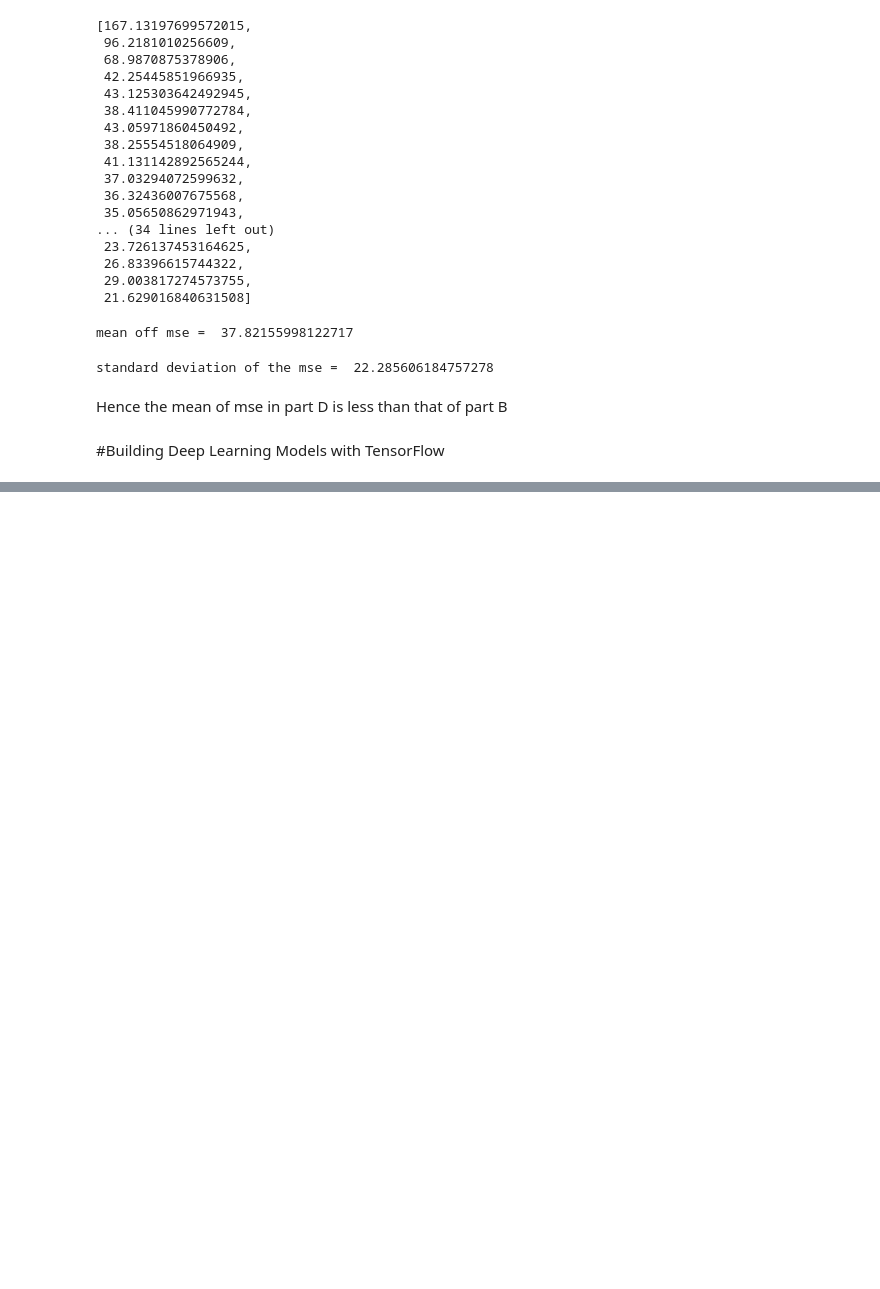
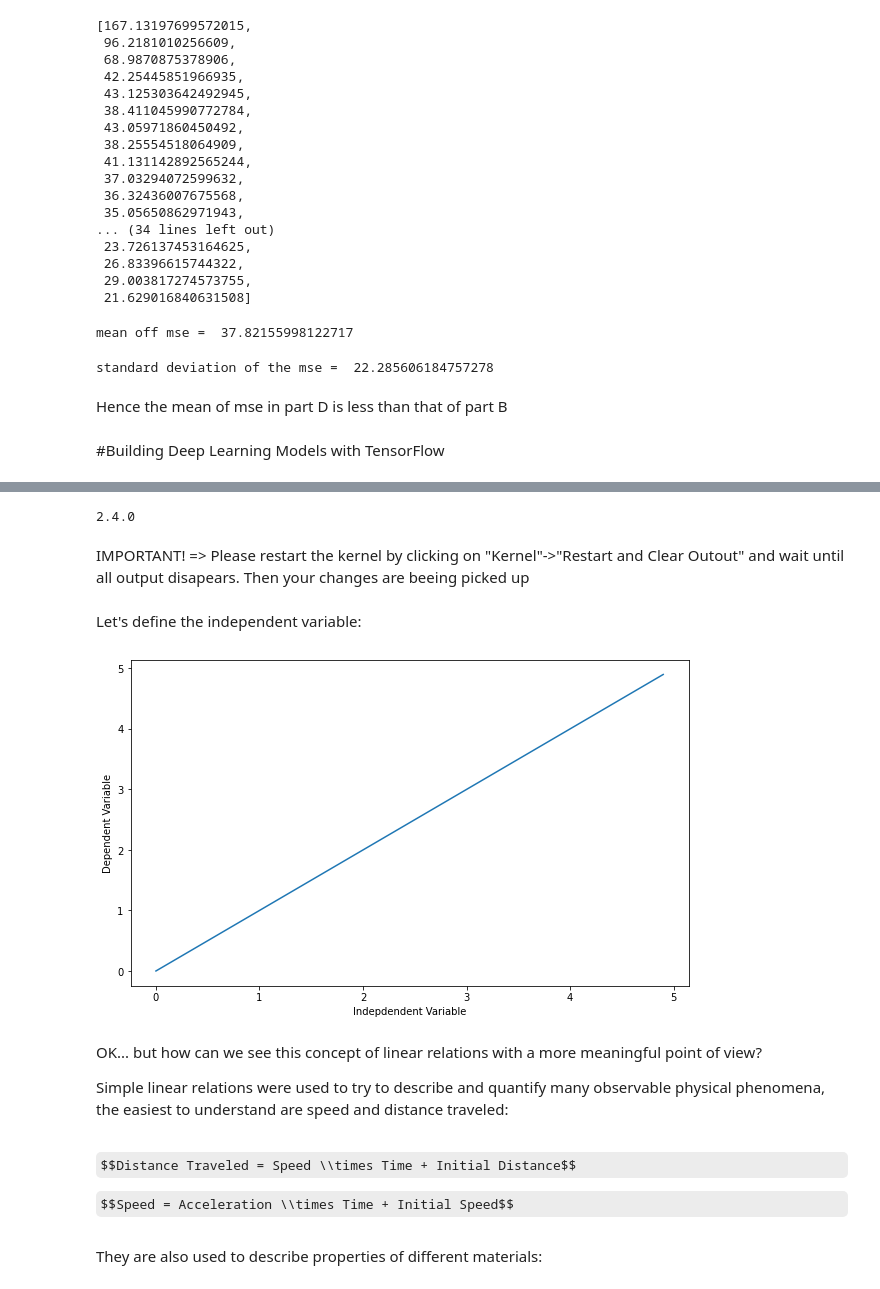
Before and after one commit to harsha8745/IBM-WATSON, a Jupyter notebook: AI_Engineering.ipynb, the cells around one changed output, grey strips where cells are left out. Drawn from its saved outputs; the diff is of its cells as text; code cells hidden in the pictures; some formulas as TeX source; blank space fills up the shorter version.

```diff
--- a/AI_Engineering.ipynb
+++ b/AI_Engineering.ipynb
@@ -1660,0 +2382,40 @@ Hence the mean of mse in part D is less than that of part B
+# %%
+import matplotlib.pyplot as plt
+import pandas as pd
+import pylab as pl
+import numpy as np
+import tensorflow as tf
+import matplotlib.patches as mpatches
+import matplotlib.pyplot as plt
+%matplotlib inline
+plt.rcParams['figure.figsize'] = (10, 6)
+# %%
+print(tf.__version__)
+# %% [output]
+2.4.0
+# %% [markdown]
+IMPORTANT! => Please restart the kernel by clicking on "Kernel"->"Restart and Clear Outout" and wait until all output disapears. Then your changes are beeing picked up
+# %% [markdown]
+Let's define the independent variable:
+# %%
+x = np.arange(0,5,0.1)
+a=1
+b=0
+y = a*x+b
+# %%
+plt.plot(x,y)
+plt.ylabel('Dependent Variable')
+plt.xlabel('Indepdendent Variable')
+plt.show()
+# %% [output]
+[figure, added]
+# %% [markdown]
+OK... but how can we see this concept of linear relations with a more meaningful point of view?
+
+Simple linear relations were used to try to describe and quantify many observable physical phenomena, the easiest to understand are speed and distance traveled:
+# %% [markdown]
+$$Distance Traveled = Speed \\times Time + Initial Distance$$
+
+$$Speed = Acceleration \\times Time + Initial Speed$$
+# %% [markdown]
+They are also used to describe properties of different materials:
```
Also changed, not shown: parts of 178 cells of this notebook.
